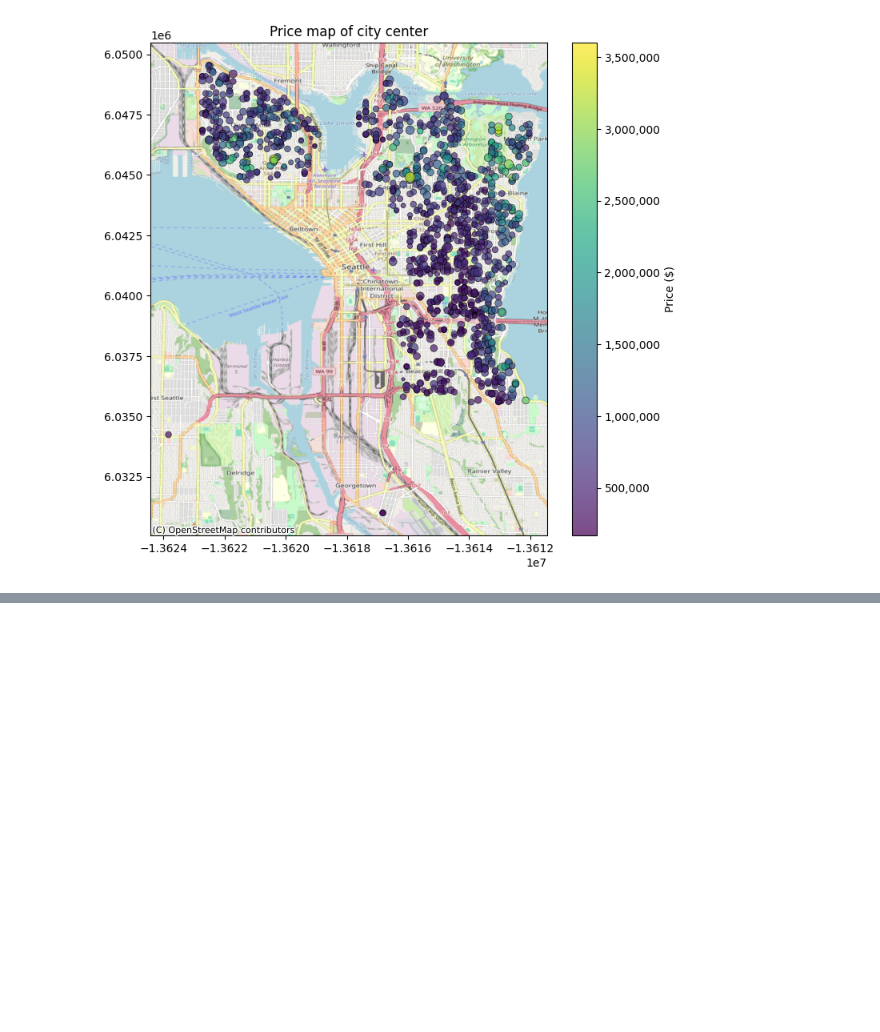
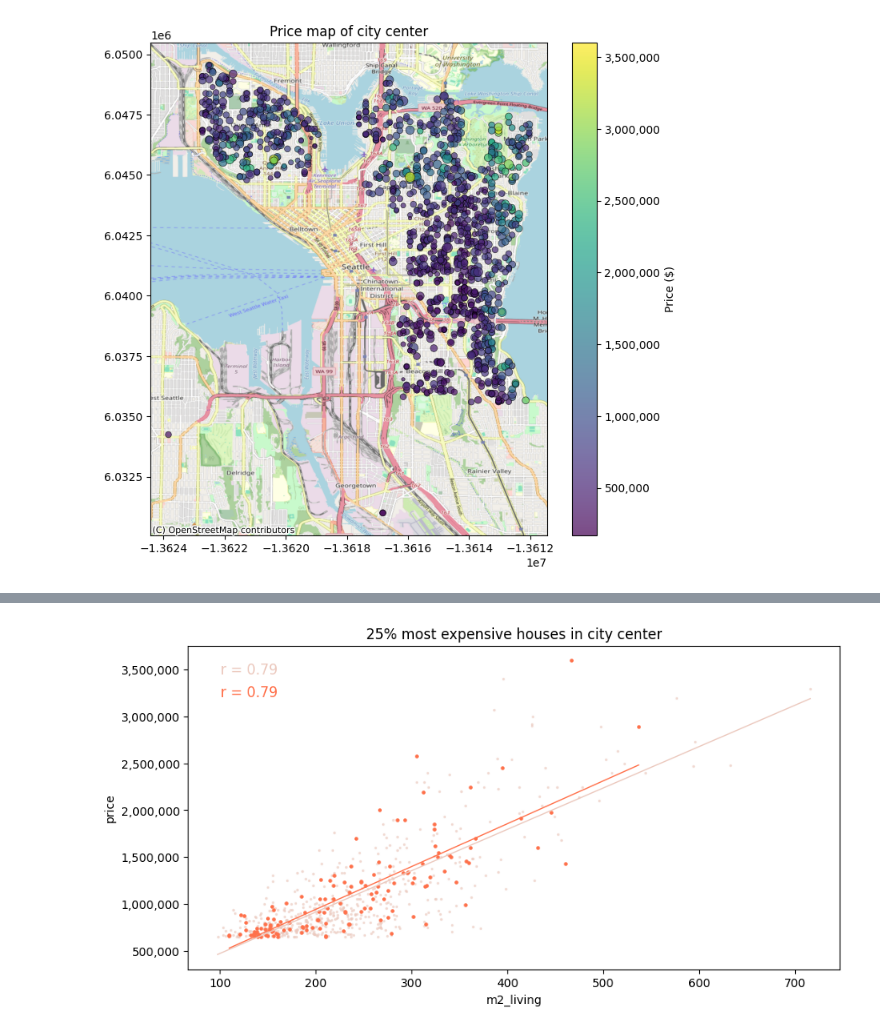
Before and after one commit to julialoeschel/eda-project-houses, a Jupyter notebook: EDA.ipynb, the cells around one changed output, grey strips where cells are left out. Saved outputs shown, nothing was run; the diff lists cells and outputs as text; code cells hidden in the pictures; blank space fills up the shorter version.

```diff
--- a/EDA.ipynb
+++ b/EDA.ipynb
@@ -516,0 +600,43 @@ Text(0.5, 1.0, 'Price map of city center')
+# %%
+renovated_expensive_houses_in_center_area["m2_living"] = renovated_expensive_houses_in_center_area["sqft_living"] * 0.092903
+expensive_houses_in_center_area["m2_living"] = expensive_houses_in_center_area["sqft_living"] * 0.092903
+
+fig, ax = plt.subplots(figsize=(10, 5))
+expensive_houses_in_center_area.plot(kind="scatter", x='m2_living', y='price', color=colors["beige"],alpha=0.5, s = 2,  ax=ax)
+corr_houses_in_center_area = expensive_houses_in_center_area['m2_living'].corr(expensive_houses_in_center_area['price'])
+ax.text(0.05, 0.95, f"r = {corr_houses_in_center_area:.2f}", transform=ax.transAxes,
+        fontsize=12, verticalalignment='top', color=colors["beige"])
+
+# Regressionslinie
+x = expensive_houses_in_center_area['m2_living']
+y = expensive_houses_in_center_area['price']
+slope, intercept = np.polyfit(x, y, 1)
+
+x_fit = np.linspace(x.min(), x.max(), 100)
+y_fit = slope * x_fit + intercept
+
+ax.plot(x_fit, y_fit, color=colors["beige"], linewidth=1, label=f'Regression (r = {x.corr(y):.2f})')
+
+
+renovated_expensive_houses_in_center_area.plot(kind="scatter", x='m2_living', y='price', color=colors["orange"],alpha=1, s = 5,  ax=ax)
+corr_renovated = renovated_expensive_houses_in_center_area['m2_living'].corr(renovated_expensive_houses_in_center_area['price'])
+ax.text(0.05, 0.88, f"r = {corr_renovated:.2f}", transform=ax.transAxes,
+        fontsize=12, verticalalignment='top', color=colors["orange"])
+
+# Regressionslinie
+x = renovated_expensive_houses_in_center_area['m2_living']
+y = renovated_expensive_houses_in_center_area['price']
+slope, intercept = np.polyfit(x, y, 1)
+
+x_fit = np.linspace(x.min(), x.max(), 100)
+y_fit = slope * x_fit + intercept
+
+ax.plot(x_fit, y_fit, color=colors["orange"], linewidth=1, label=f'Regression (r = {x.corr(y):.2f})')
+ax.set_title('25% most expensive houses in city center')
+
+
+
+ax.yaxis.set_major_formatter(mtick.FuncFormatter(lambda x, _: f'{x:,.0f}'))
+orange_circle = mlines.Line2D([], [], color=colors["orange"], marker='o', linestyle='None', markersize=8, label='renovated houses')
+# %% [output]
+[figure, added]
```
Also changed, not shown: parts of 13 cells of this notebook.
